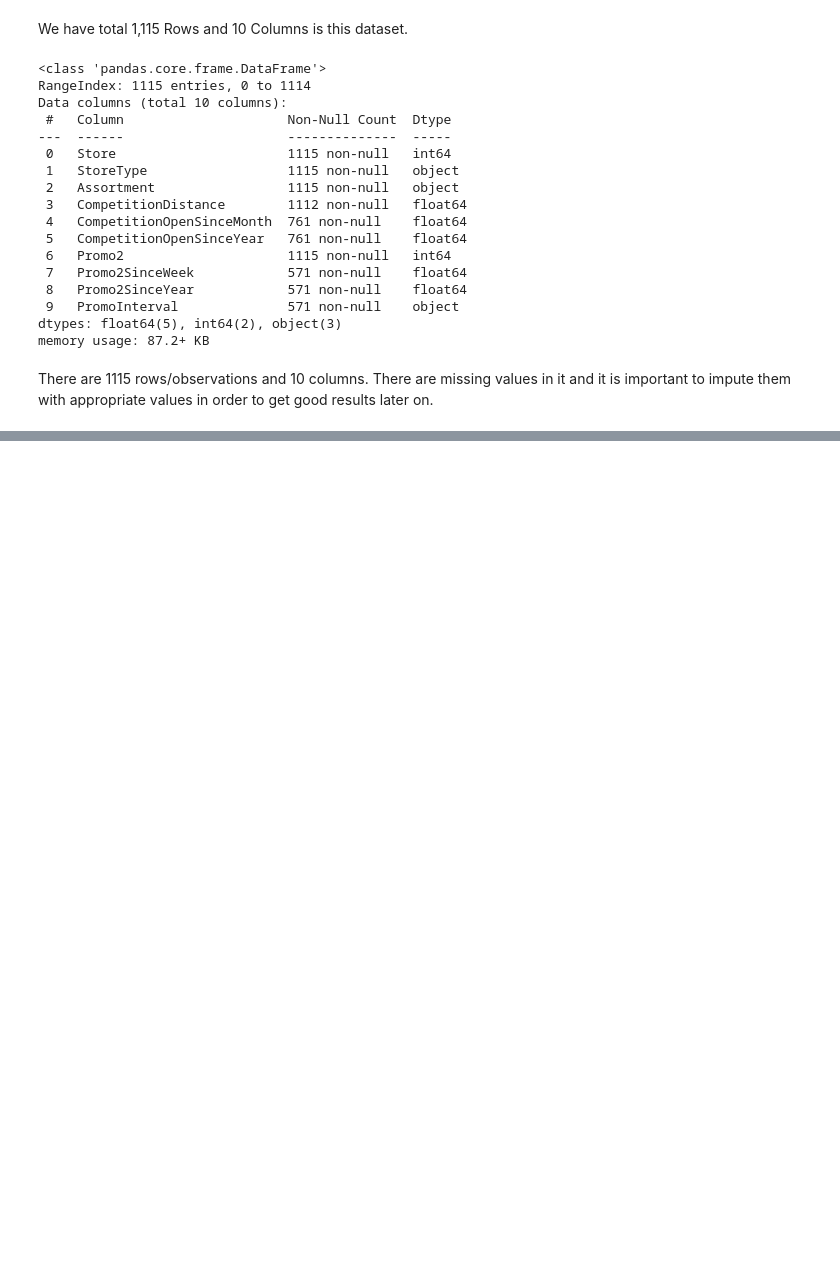
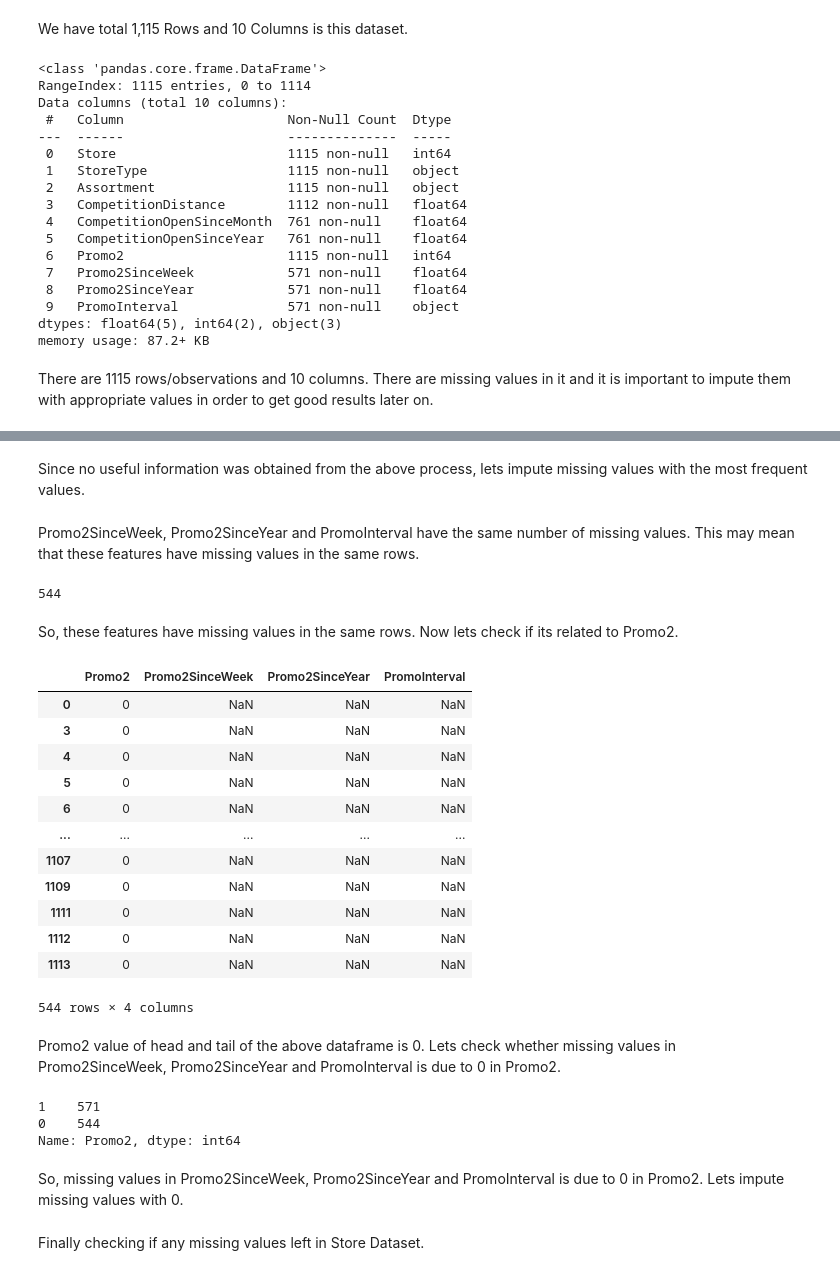
Before and after one commit to VishalKamde/Regression-project, a Jupyter notebook: Regression_analysis_on_Rossmann_Store_sales_Dataset_by_Vishal_Kamde_.ipynb, the cells around one changed output, grey strips where cells are left out. Cells and saved outputs as stored; diff of their text form; code cells hidden in the pictures; blank space fills up the shorter version.

```diff
--- a/Regression_analysis_on_Rossmann_Store_sales_Dataset_by_Vishal_Kamde_.ipynb
+++ b/Regression_analysis_on_Rossmann_Store_sales_Dataset_by_Vishal_Kamde_.ipynb
@@ -248,0 +308,4 @@ There are 1115 rows/observations and 10 columns. There are missing values in it
+# %%
+# Filling competition distance with the median value.
+
+store['CompetitionDistance'].fillna(store['CompetitionDistance'].median(), inplace = True)
@@ -248,0 +347,54 @@ There are 1115 rows/observations and 10 columns. There are missing values in it
+# %% [markdown]
+Since no useful information was obtained from the above process, lets impute missing values with the most frequent values.
+# %%
+# Filling the missing values with mode.
+
+store["CompetitionOpenSinceMonth"].fillna(value = store.CompetitionOpenSinceMonth.mode()[0], inplace=True)
+
+store["CompetitionOpenSinceYear"].fillna(value = store.CompetitionOpenSinceYear.mode()[0], inplace=True)
+# %% [markdown]
+Promo2SinceWeek, Promo2SinceYear and PromoInterval have the same number of missing values. This may mean that these features have missing values in the same rows.
+# %%
+# check if Promo2SinceWeek, Promo2SinceYear and PromoInterval have missing values in the same rows
+
+count = 0
+for index, row in store.iterrows():
+  if np.isnan(row["Promo2SinceWeek"]) and np.isnan(row["Promo2SinceYear"]) and np.isnan(row["PromoInterval"]):
+    count += 1
+
+print(count)
+# %% [output]
+544
+# %% [markdown]
+So, these features have missing values in the same rows. Now lets check if its related to Promo2.
+# %%
+# Show Promo2, Promo2SinceWeek, Promo2SinceYear and PromoInterval for rows
+# where Promo2SinceWeek, Promo2SinceYear and PromoInterval have missing values
+
+store[np.isnan(store["Promo2SinceWeek"])].loc[:, ["Promo2", "Promo2SinceWeek", "Promo2SinceYear", "PromoInterval"]]
+# %% [output]
+|  | Promo2 | Promo2SinceWeek | Promo2SinceYear | PromoInterval |
+| 0 | 0 | NaN | NaN | NaN |
+| 3 | 0 | NaN | NaN | NaN |
+| 4 | 0 | NaN | NaN | NaN |
+| 5 | 0 | NaN | NaN | NaN |
+| 6 | 0 | NaN | NaN | NaN |
+| ... | ... | ... | ... | ... |
+| 1107 | 0 | NaN | NaN | NaN |
+| 1109 | 0 | NaN | NaN | NaN |
+| 1111 | 0 | NaN | NaN | NaN |
+| 1112 | 0 | NaN | NaN | NaN |
+| 1113 | 0 | NaN | NaN | NaN |
+544 rows × 4 columns
+# %% [markdown]
+Promo2 value of head and tail of the above dataframe is 0. Lets check whether missing values in Promo2SinceWeek, Promo2SinceYear and PromoInterval is due to 0 in Promo2.
+# %%
+# Show the count of each unique value in Promo2.
+
+store["Promo2"].value_counts()
+# %% [output]
+1    571
+0    544
+Name: Promo2, dtype: int64
+# %% [markdown]
+So, missing values in Promo2SinceWeek, Promo2SinceYear and PromoInterval is due to 0 in Promo2. Lets impute missing values with 0.
@@ -248,0 +409,2 @@ There are 1115 rows/observations and 10 columns. There are missing values in it
+# %% [markdown]
+Finally checking if any missing values left in Store Dataset.
```
Also changed, not shown: parts of 16 cells of this notebook.
